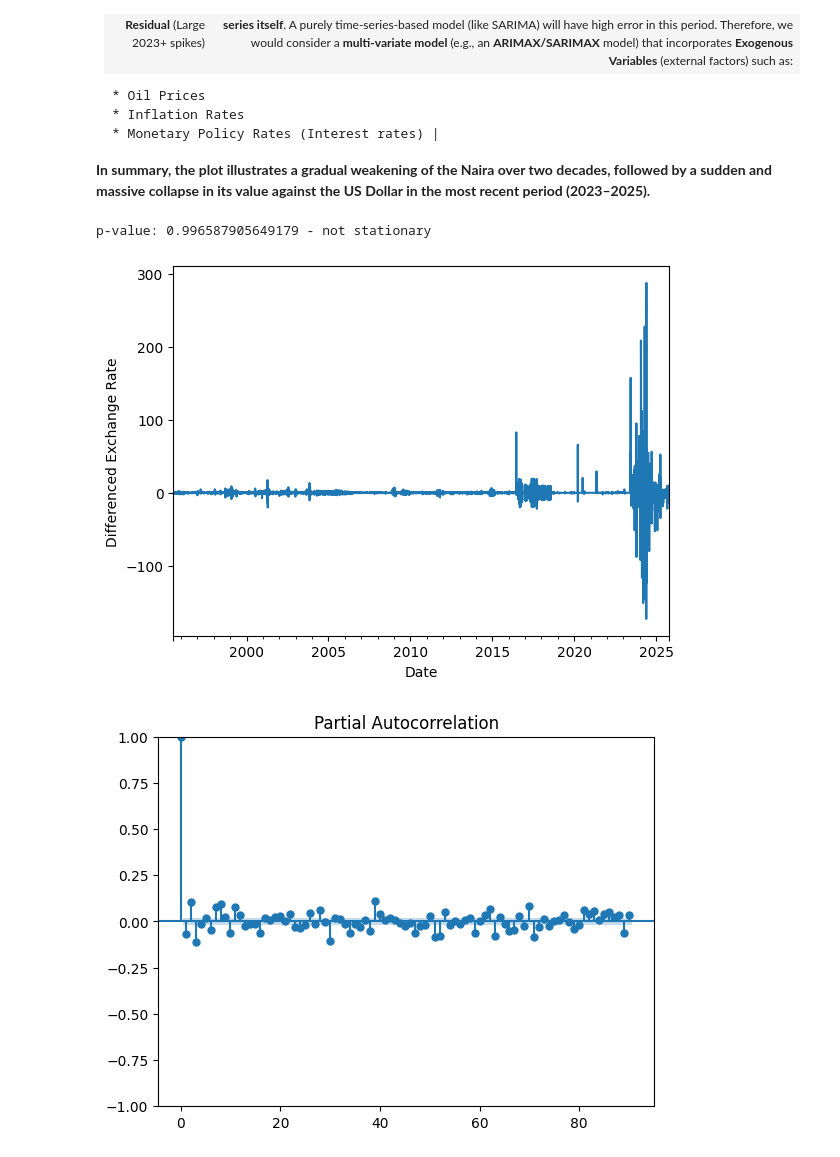
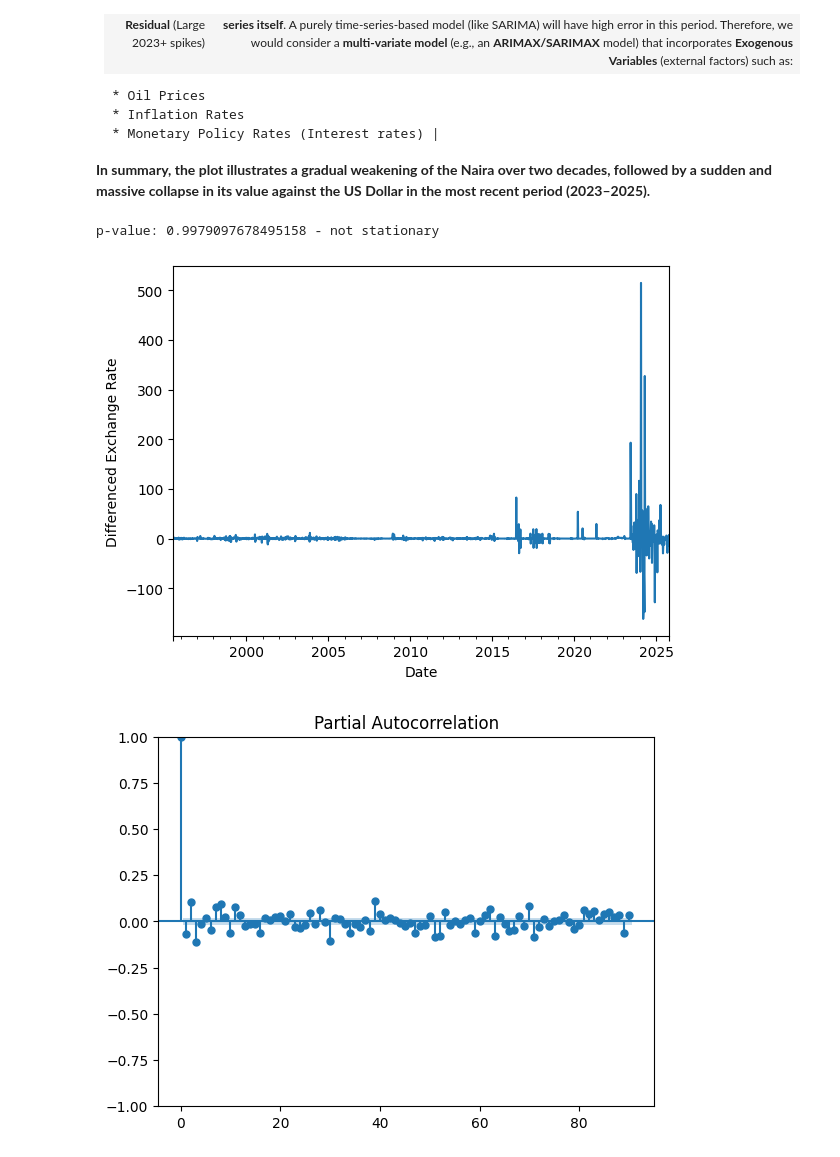
Before and after one commit to Samuel-Ozechi/NGForexCast, a Jupyter notebook: notebooks/exploration.ipynb, the cells around one changed output. Drawn from its saved outputs; the diff is of its cells as text; code cells hidden in the pictures.

Commit message:
data exploration,preprocessing and feature engineering

```diff
--- a/notebooks/exploration.ipynb
+++ b/notebooks/exploration.ipynb
@@ -217,14 +217,18 @@ The decomposition provides crucial insights for choosing and implementing an app
     * Monetary Policy Rates (Interest rates) |
 
 **In summary, the plot illustrates a gradual weakening of the Naira over two decades, followed by a sudden and massive collapse in its value against the US Dollar in the most recent period (2023–2025).**
+# %%
+# Resample the 'Rate' column to weekly frequency, using the last value of the week (Friday close)
+df_weekly = df['Rate'].resample('W-FRI').last()
+df_weekly = df_weekly.to_frame()
 # %%
 #Test for stationarity
 # Augmented Dickey Fuller test
-result = adfuller(df['Rate'].dropna())
+result = adfuller(df_weekly['Rate'].dropna())
 pvalue = result[1]
 if pvalue < 0.05:
     print(f'p-value: {pvalue} - stationary')
 else:
     print(f'p-value: {pvalue} - not stationary')
 # %% [output]
-p-value: 0.996587905649179 - not stationary
+p-value: 0.9979097678495158 - not stationary
@@ -231,13 +242,13 @@ p-value: 0.996587905649179 - not stationary
 # %%
 # Difference the data
 # To deal with non-stationarity
-differenced_data = df['Rate'].diff().dropna()
+differenced_data = df_weekly['Rate'].diff().dropna()
 # Plot the differenced data
 ax = differenced_data.plot()
 ax.set_ylabel('Differenced Exchange Rate')
 plt.show()
 # %% [output]
-[figure, old version]
+[figure, new version]
 # %%
 # Partial autocorrelation of the differenced data
 plot_pacf(differenced_data, lags = 90)
```
Also changed, not shown: parts of 1 cell of this notebook, 1 other file.
